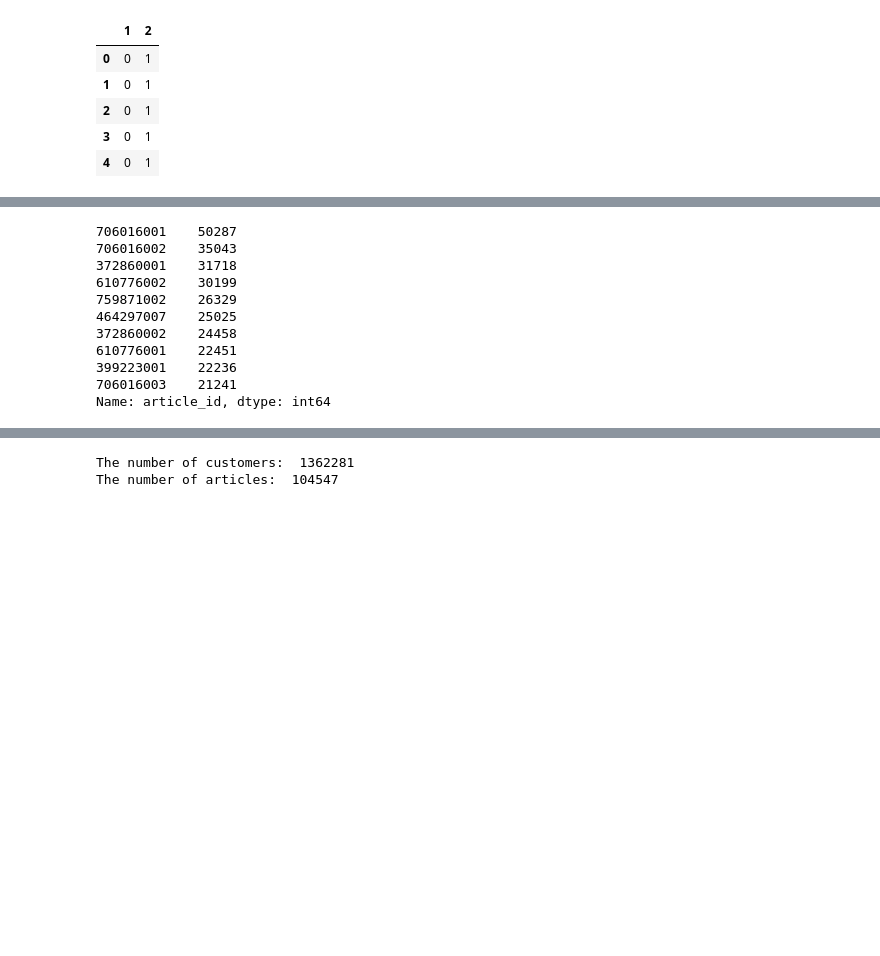
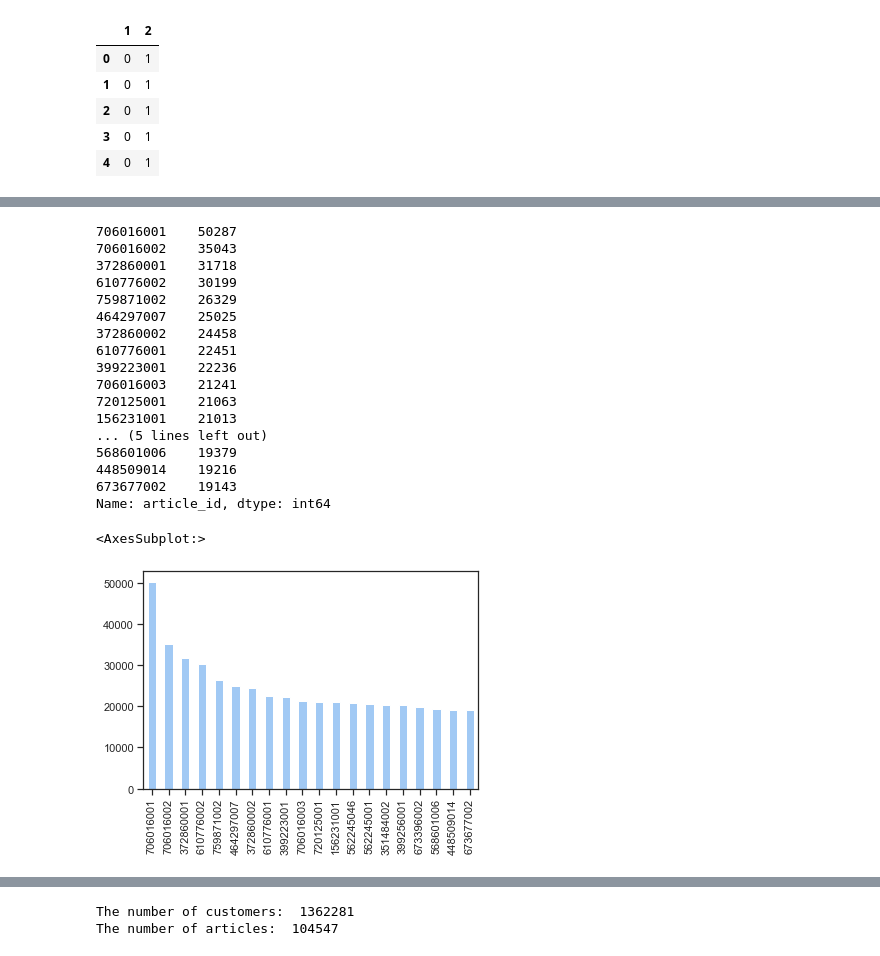
Before and after one commit to enyasantos/Kaggle_Personalized_Fashion_Recommendations, a Jupyter notebook: tp.ipynb, the cells around one changed output, grey strips where cells are left out. Saved outputs shown, nothing was run; the diff lists cells and outputs as text; code cells hidden in the pictures; blank space fills up the shorter version.

```diff
--- a/tp.ipynb
+++ b/tp.ipynb
@@ -108,5 +187,5 @@ Name: customer_id, dtype: int64
 # %%
-display(transactions['article_id'].value_counts()[:10])
+display(transactions['article_id'].value_counts()[:20])
 # %% [output]
 706016001    50287
 706016002    35043
@@ -118,4 +197,15 @@ display(transactions['article_id'].value_counts()[:10])
 610776001    22451
 399223001    22236
 706016003    21241
+720125001    21063
+156231001    21013
+... (5 lines left out)
+568601006    19379
+448509014    19216
+673677002    19143
 Name: article_id, dtype: int64
+# %%
+transactions['article_id'].value_counts()[:20].plot(kind='bar')
+# %% [output]
+<AxesSubplot:>
+[figure, added]
```
Also changed, not shown: parts of 18 cells of this notebook, 1 other file.
